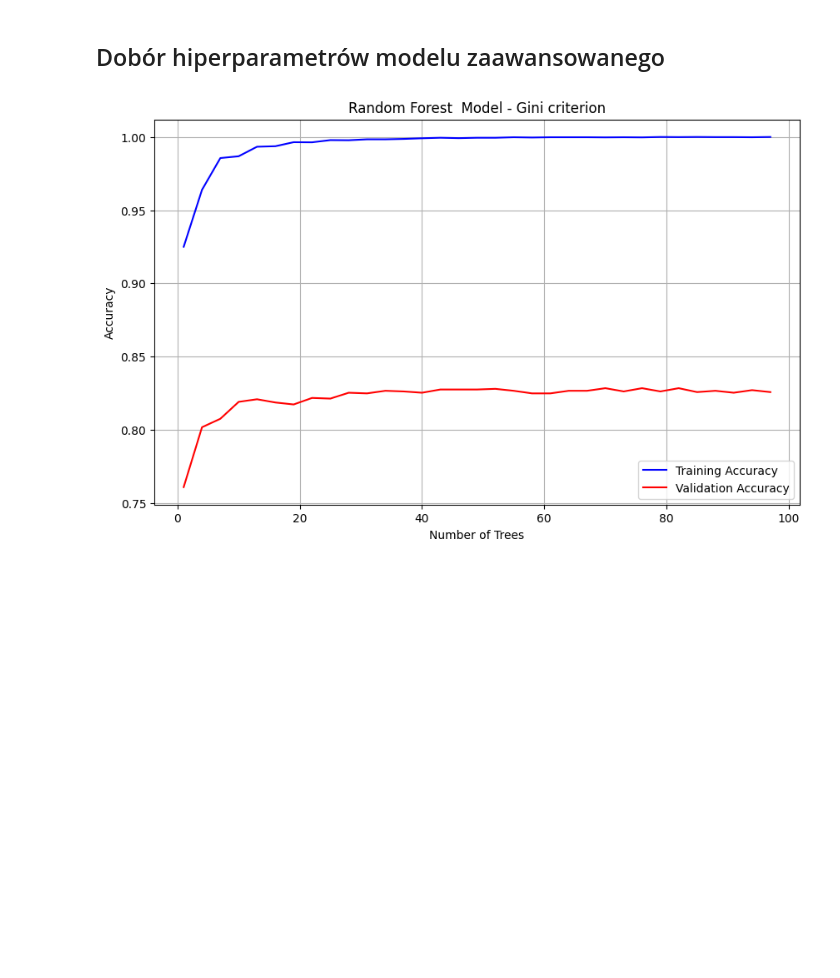
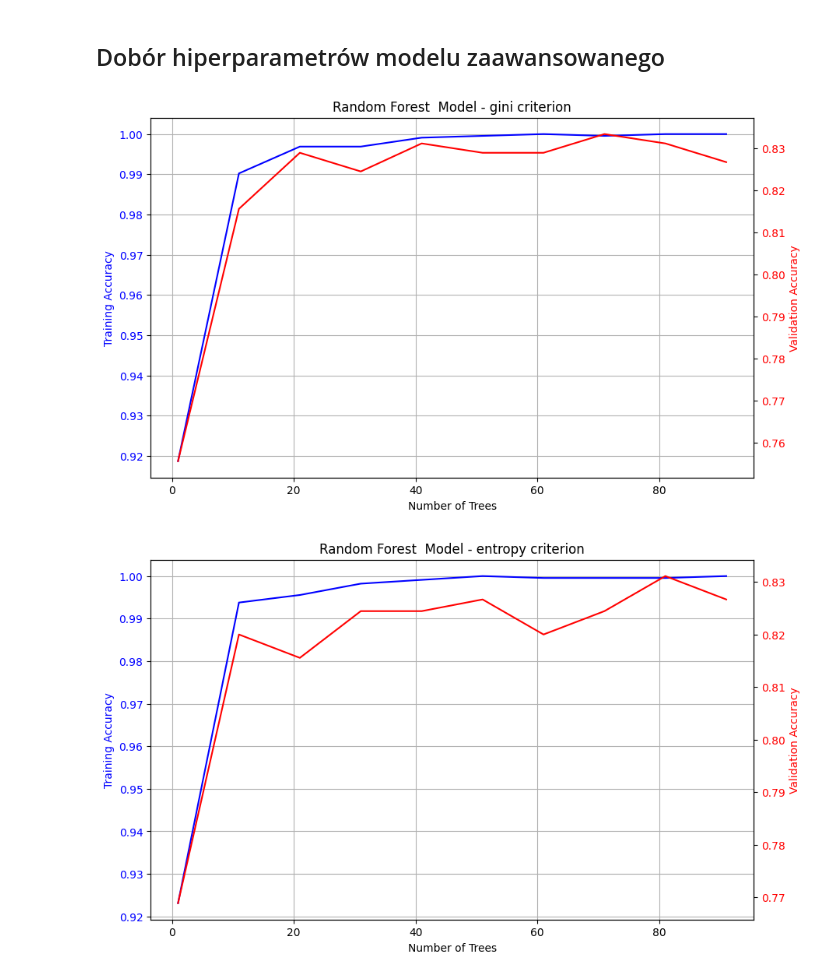
Before and after one commit to sz-aleksandra/premium-candidate-predictor, a Jupyter notebook: Dokumentacje/etap2/Raport z budowy modeli.ipynb, the cells around one changed output. Cells and saved outputs as stored; diff of their text form; code cells hidden in the pictures; blank space fills up the shorter version.

```diff
--- a/Dokumentacje/etap2/Raport z budowy modeli.ipynb
+++ b/Dokumentacje/etap2/Raport z budowy modeli.ipynb
@@ -101,36 +129,47 @@ scaler = StandardScaler()
 X_train_scaled = scaler.fit_transform(X_train)
 X_val_scaled = scaler.transform(X_val)
 # %%
-n_estimators_range = [*range(1,100)]
-number_to_sample = 10
+n_estimators_range = [*range(1,100,1)]
+number_to_sample = 100
 criterions = ["gini", "entropy", "log_loss"]
 
-for criterion in criterions:
+for criterion in tqdm(criterions,leave=False):
     train_scores = []
     val_scores = []
     for n_estimators in tqdm(n_estimators_range,leave=False):
         train_score = []
         val_score = []
         for i in range(number_to_sample):
             rf_model = RandomForestClassifier(criterion=criterion,n_estimators=n_estimators, random_state=i+30)
             rf_model.fit(X_train_scaled, Y_train.values.ravel())
 
             train_pred = rf_model.predict(X_train_scaled)
             val_pred = rf_model.predict(X_val_scaled)
             train_score.append(accuracy_score(Y_train, train_pred))
             val_score.append(accuracy_score(Y_val, val_pred))
 
         train_scores.append(np.mean(train_score))
         val_scores.append(np.mean(val_score))
 
-    plt.figure(figsize=(10, 6))
-    plt.plot(n_estimators_range, train_scores, '-', label='Training Accuracy', color='blue')
-    plt.plot(n_estimators_range, val_scores, '-', label='Validation Accuracy', color='red')
-    plt.xlabel('Number of Trees')
-    plt.ylabel('Accuracy')
+    fig, ax1 = plt.subplots(figsize=(10, 6))
+
+    ax1.plot(n_estimators_range, train_scores, '-', color='blue')
+    ax1.set_xlabel('Number of Trees')
+    ax1.set_ylabel('Training Accuracy', color='blue')
+    ax1.tick_params(axis='y', labelcolor='blue')
+    ax1.grid(True)
+
+    ax2 = ax1.twinx()
+
+    ax2.plot(n_estimators_range, val_scores, '-', color='red')
+    ax2.set_ylabel('Validation Accuracy', color='red')
+    ax2.tick_params(axis='y', labelcolor='red')
+
     plt.title(f'Random Forest  Model - {criterion} criterion')
-    plt.grid(True)
-    plt.legend()
+    # ax1.legend(loc='upper left')
+    # ax2.legend(loc='upper right')
+
     plt.show()
 # %% [output]
-[figure, old version]
+[figure, new version]
+[figure, added]
```
Also changed, not shown: parts of 7 cells of this notebook, 5 other files.
